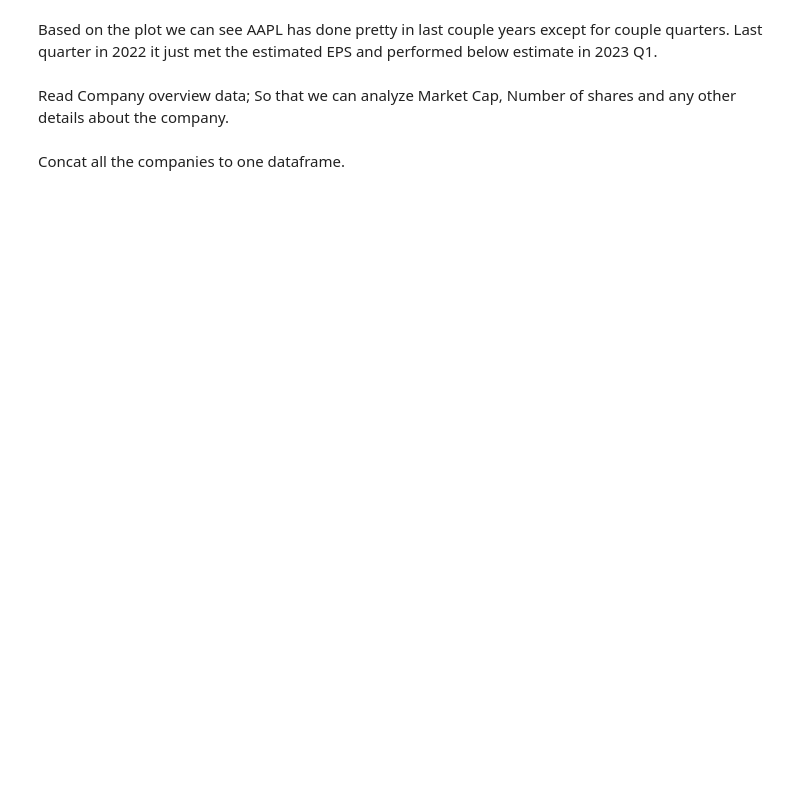
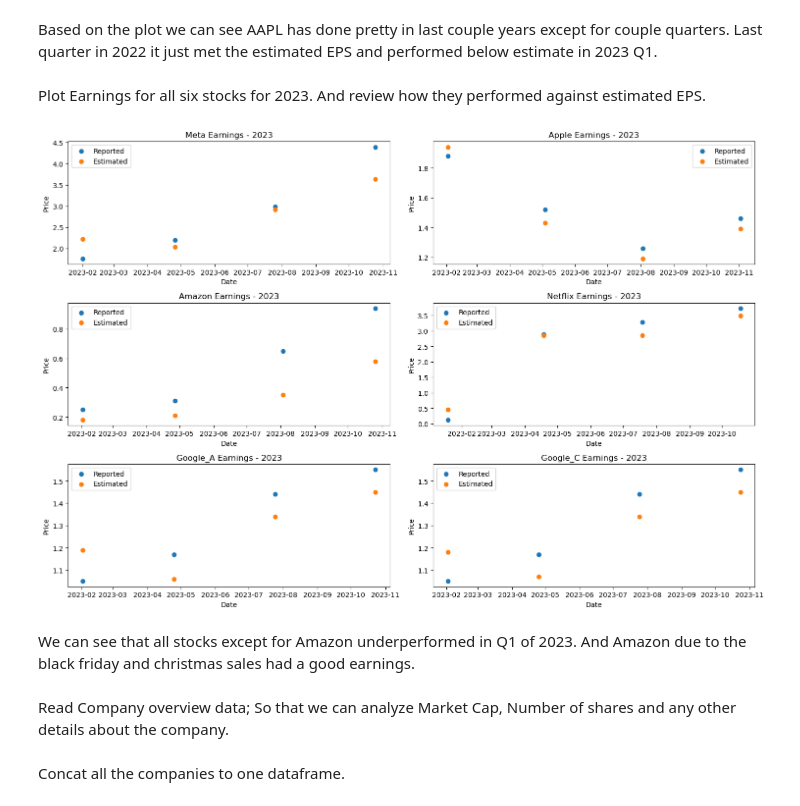
Before and after one commit to itsakcode/stock_analysis, a Jupyter notebook: src/stock_market.ipynb, the cells around one changed output. Drawn from its saved outputs; the diff is of its cells as text; code cells hidden in the pictures; blank space fills up the shorter version.

```diff
--- a/src/stock_market.ipynb
+++ b/src/stock_market.ipynb
@@ -558,5 +558,35 @@ plt.show()
 # %% [markdown]
 Based on the plot we can see AAPL has done pretty in last couple years except for couple quarters. Last quarter in 2022 it just met the estimated EPS and performed below estimate in 2023 Q1.
+# %% [markdown]
+Plot Earnings for all six stocks for 2023. And review how they performed against estimated EPS.
+# %%
+fig, axes = plt.subplots(nrows=3, ncols=2, figsize=(15, 10))
+
+stocks = ['Meta', 'Apple', 'Amazon', 'Netflix', 'Google_A', 'Google_C']
+data_frames = [meta_earnings_df, aapl_earnings_df, amzn_earnings_df,
+               nflx_earnings_df, goog_earnings_df, googl_earnings_df]
+
+for i, ax in enumerate(axes.flatten()):
+    data_frames[i]['reportedDate'] = pd.to_datetime(data_frames[i]['reportedDate'])
+
+    x = data_frames[i]['reportedDate'].loc[data_frames[i]['reportedDate'].dt.year > 2022]
+    y1 = data_frames[i]['reportedEPS'].loc[data_frames[i]['reportedDate'].dt.year > 2022]
+    y2 = data_frames[i]['estimatedEPS'].loc[data_frames[i]['reportedDate'].dt.year > 2022]
+
+    if i < len(stocks):
+        ax.scatter(x, y1, label='Reported')
+        ax.scatter(x, y2, label='Estimated')
+        ax.set_title(f'{stocks[i]} Earnings - 2023')
+        ax.grid(visible=False)
+        ax.set_xlabel('Date')
+        ax.set_ylabel('Price')
+        ax.legend(loc='best')
+plt.tight_layout()
+plt.show()
+# %% [output]
+[figure, added]
+# %% [markdown]
+We can see that all stocks except for Amazon underperformed in Q1 of 2023. And Amazon due to the black friday and christmas sales had a good earnings.
 # %% [markdown]
 Read Company overview data; So that we can analyze Market Cap, Number of shares and any other details about the company.
 # %%
```
Also changed, not shown: parts of 1 cell of this notebook.
